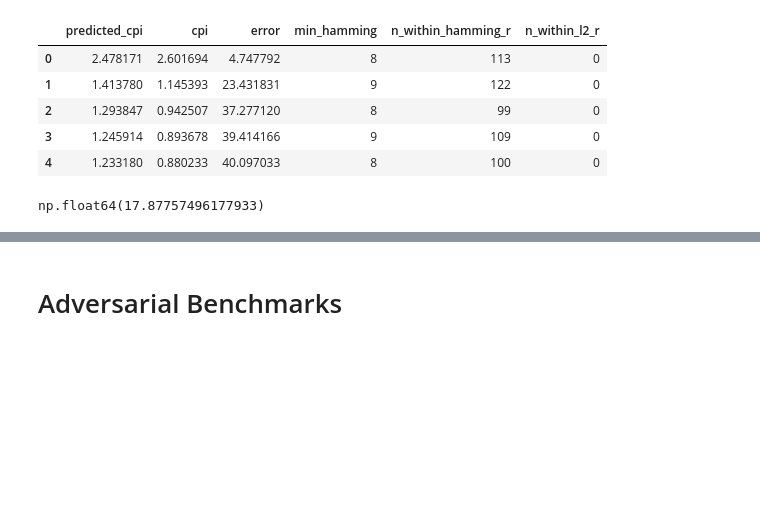
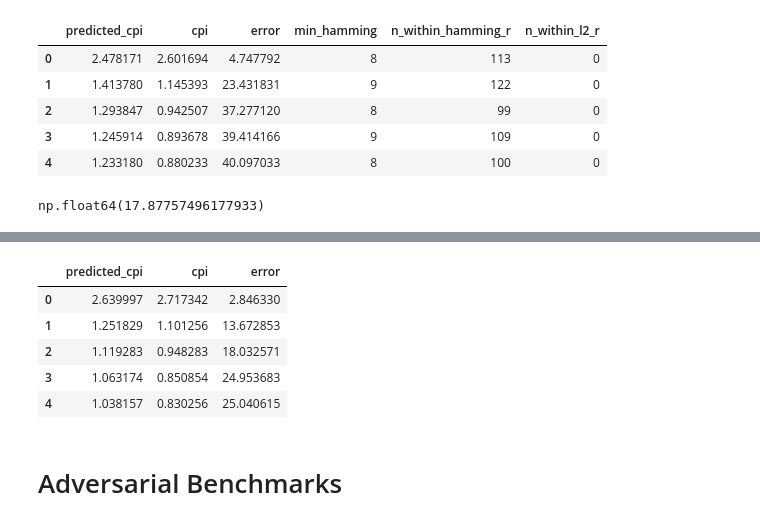
Before and after one commit to ronitnag04/peregrine, a Jupyter notebook: ml_model/analysis.ipynb, the cells around one changed output, grey strips where cells are left out. Drawn from its saved outputs; the diff is of its cells as text; code cells hidden in the pictures; blank space fills up the shorter version.

```diff
--- a/ml_model/analysis.ipynb
+++ b/ml_model/analysis.ipynb
@@ -1209,3 +1260,28 @@ np.float64(17.87757496177933)
+# %%
+validation_candidate_points = [
+    {
+        'predicted_cpi': p['predicted_cpi'],
+        'predicted_cost': p['predicted_cost']
+    } | p ["config"]
+    for p in pareto_front['pareto_front'] if p['validation_candidate']
+]
+df_pareto = pd.DataFrame(validation_candidate_points)
+# %%
+config_cols = [c for c in df_pareto.columns if c not in ['predicted_cpi', 'predicted_cost']]
+# %%
+df_actual_cpi = df_results.groupby(config_cols)['cpi'].mean().reset_index()
+df_merged = pd.merge(df_pareto, df_actual_cpi, on=config_cols, how="left")
+# %%
+df_merged["error"] = abs(df_merged["predicted_cpi"] - df_merged["cpi"]) / df_merged["cpi"] * 100
+# %%
+df_merged[["predicted_cpi", "cpi", "error"]]
+# %% [output]
+|  | predicted_cpi | cpi | error |
+| 0 | 2.639997 | 2.717342 | 2.846330 |
+| 1 | 1.251829 | 1.101256 | 13.672853 |
+| 2 | 1.119283 | 0.948283 | 18.032571 |
+| 3 | 1.063174 | 0.850854 | 24.953683 |
+| 4 | 1.038157 | 0.830256 | 25.040615 |
 # %% [markdown]
 # Adversarial Benchmarks
 # %% [markdown]
```
Also changed, not shown: parts of 11 cells of this notebook.
